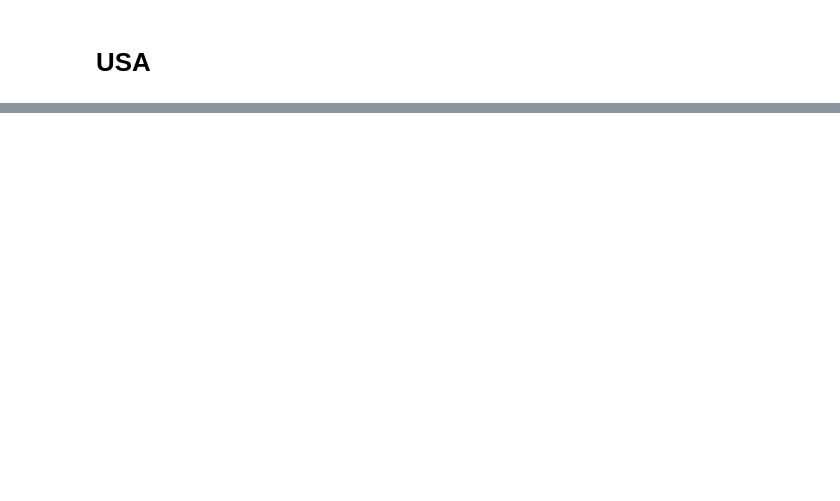
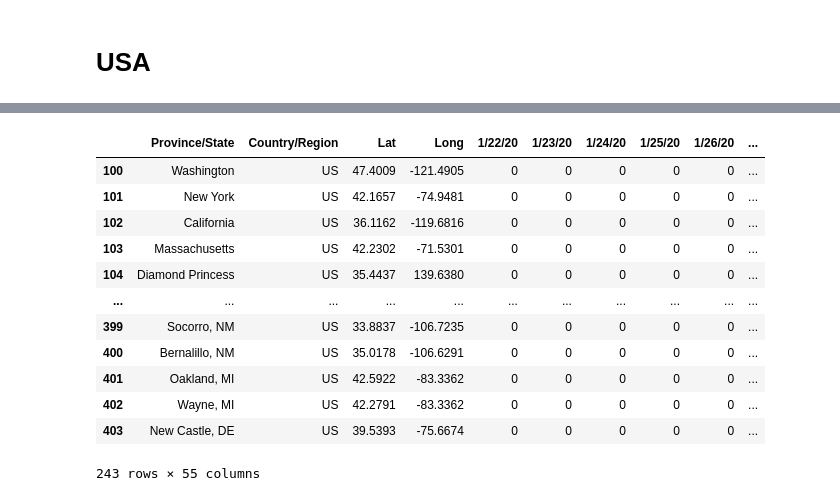
Before and after one commit to shawnmittal/covid_19_exploration, a Jupyter notebook: covid_19_exploration_bokeh.ipynb, the cells around one changed output, grey strips where cells are left out. Drawn from its saved outputs; the diff is of its cells as text; code cells hidden in the pictures; blank space fills up the shorter version.

```diff
--- a/covid_19_exploration_bokeh.ipynb
+++ b/covid_19_exploration_bokeh.ipynb
@@ -176,0 +220,16 @@ Loading BokehJS ...
+# %%
+confirmed[confirmed['Country/Region'] == 'US']
+# %% [output]
+|  | Province/State | Country/Region | Lat | Long | 1/22/20 | 1/23/20 | 1/24/20 | 1/25/20 | 1/26/20 | ... |
+| 100 | Washington | US | 47.4009 | -121.4905 | 0 | 0 | 0 | 0 | 0 | ... |
+| 101 | New York | US | 42.1657 | -74.9481 | 0 | 0 | 0 | 0 | 0 | ... |
+| 102 | California | US | 36.1162 | -119.6816 | 0 | 0 | 0 | 0 | 0 | ... |
+| 103 | Massachusetts | US | 42.2302 | -71.5301 | 0 | 0 | 0 | 0 | 0 | ... |
+| 104 | Diamond Princess | US | 35.4437 | 139.6380 | 0 | 0 | 0 | 0 | 0 | ... |
+| ... | ... | ... | ... | ... | ... | ... | ... | ... | ... | ... |
+| 399 | Socorro, NM | US | 33.8837 | -106.7235 | 0 | 0 | 0 | 0 | 0 | ... |
+| 400 | Bernalillo, NM | US | 35.0178 | -106.6291 | 0 | 0 | 0 | 0 | 0 | ... |
+| 401 | Oakland, MI | US | 42.5922 | -83.3362 | 0 | 0 | 0 | 0 | 0 | ... |
+| 402 | Wayne, MI | US | 42.2791 | -83.3362 | 0 | 0 | 0 | 0 | 0 | ... |
+| 403 | New Castle, DE | US | 39.5393 | -75.6674 | 0 | 0 | 0 | 0 | 0 | ... |
+243 rows × 55 columns
```
Also changed, not shown: parts of 5 cells of this notebook, 1 other file.
